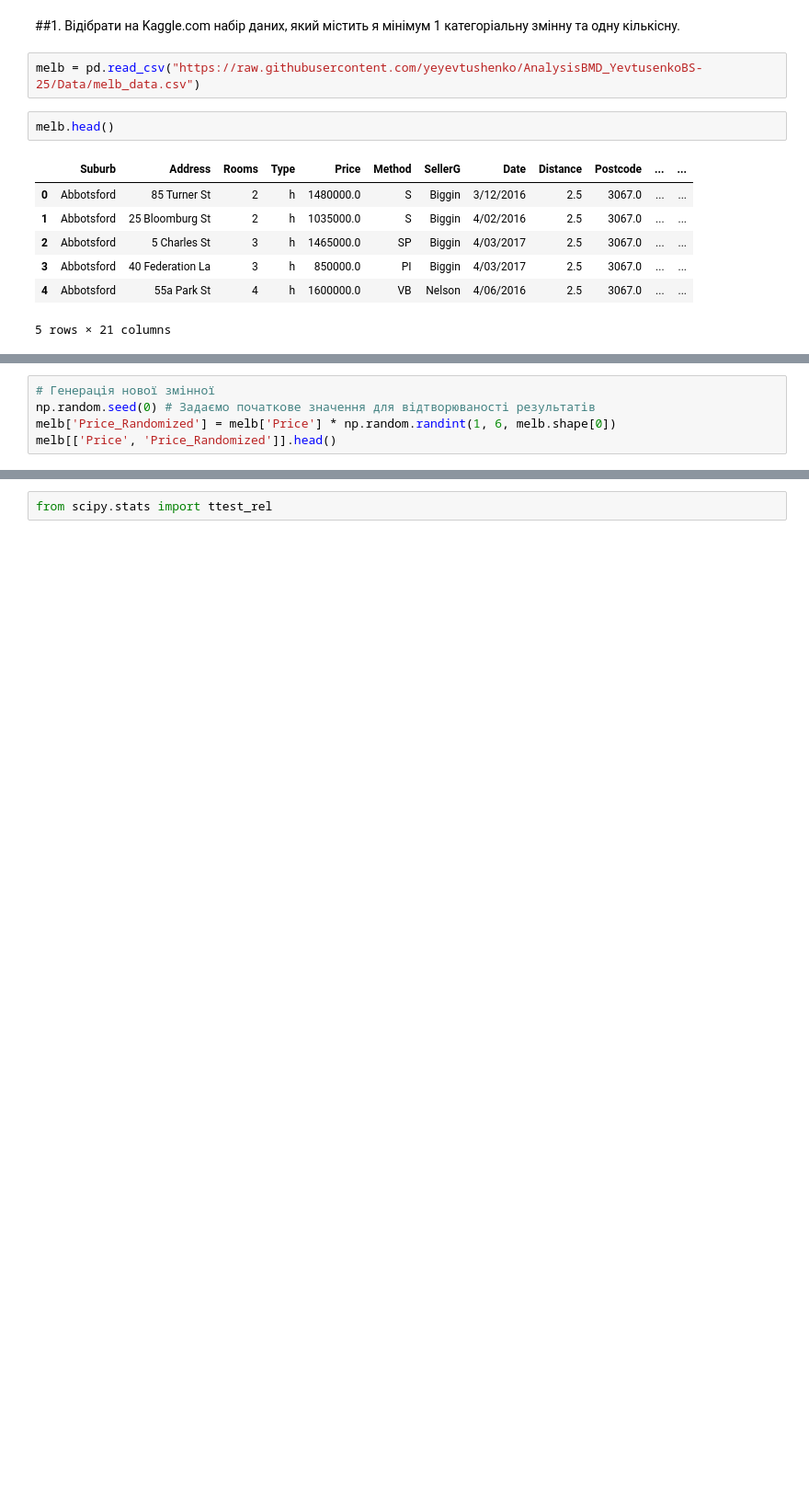
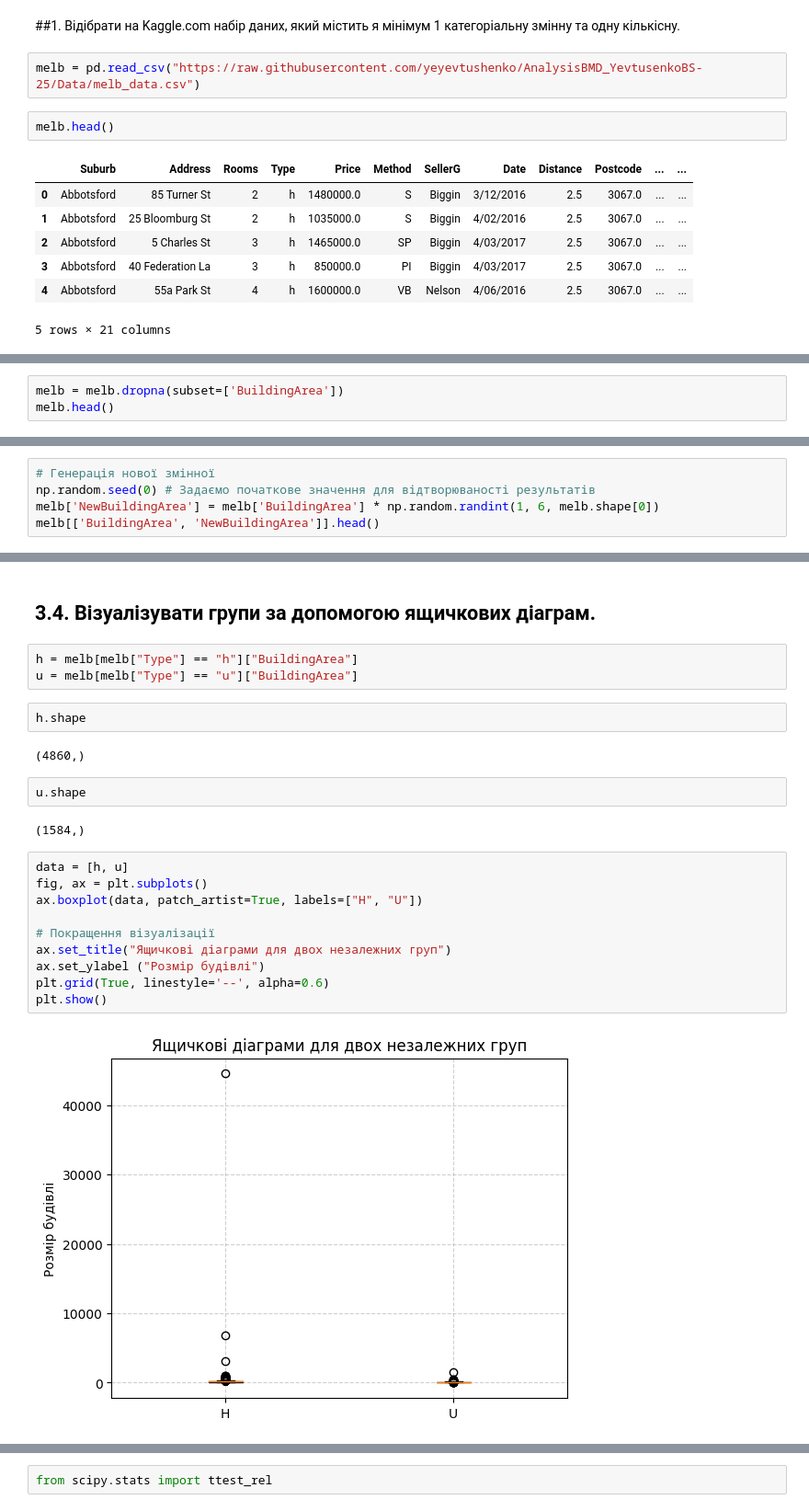
Before and after one commit to yeyevtushenko/AnalysisBMD_YevtusenkoBS-25, a Jupyter notebook: Обробка_та_аналіз_біомедичних_даних_БС_25_Євтушенко_КП_№4-5_.ipynb, the cells around one changed output, grey strips where cells are left out. Shown at 92% size. Drawn from its saved outputs; the diff is of its cells as text; blank space fills up the shorter version.

```diff
--- a/Обробка_та_аналіз_біомедичних_даних_БС_25_Євтушенко_КП_№4-5_.ipynb
+++ b/Обробка_та_аналіз_біомедичних_даних_БС_25_Євтушенко_КП_№4-5_.ipynb
@@ -27,5 +24,0 @@ melb.head()
-# %%
-# Генерація нової змінної
-np.random.seed(0) # Задаємо початкове значення для відтворюваності результатів
-melb['Price_Randomized'] = melb['Price'] * np.random.randint(1, 6, melb.shape[0])
-melb[['Price', 'Price_Randomized']].head()
@@ -95,0 +27,3 @@ plt.show()
+# %%
+melb = melb.dropna(subset=['BuildingArea'])
+melb.head()
@@ -95,0 +40,5 @@ plt.show()
+# %%
+# Генерація нової змінної
+np.random.seed(0) # Задаємо початкове значення для відтворюваності результатів
+melb['NewBuildingArea'] = melb['BuildingArea'] * np.random.randint(1, 6, melb.shape[0])
+melb[['BuildingArea', 'NewBuildingArea']].head()
@@ -95,0 +115,25 @@ plt.show()
+# %% [markdown]
+## 3.4. Візуалізувати групи за допомогою ящичкових діаграм.
+# %%
+h = melb[melb["Type"] == "h"]["BuildingArea"]
+u = melb[melb["Type"] == "u"]["BuildingArea"]
+# %%
+h.shape
+# %% [output]
+(4860,)
+# %%
+u.shape
+# %% [output]
+(1584,)
+# %%
+data = [h, u]
+fig, ax = plt.subplots()
+ax.boxplot(data, patch_artist=True, labels=["H", "U"])
+
+# Покращення візуалізації
+ax.set_title("Ящичкові діаграми для двох незалежних груп")
+ax.set_ylabel ("Розмір будівлі")
+plt.grid(True, linestyle='--', alpha=0.6)
+plt.show()
+# %% [output]
+[figure, added]
```
Also changed, not shown: parts of 48 cells of this notebook.
